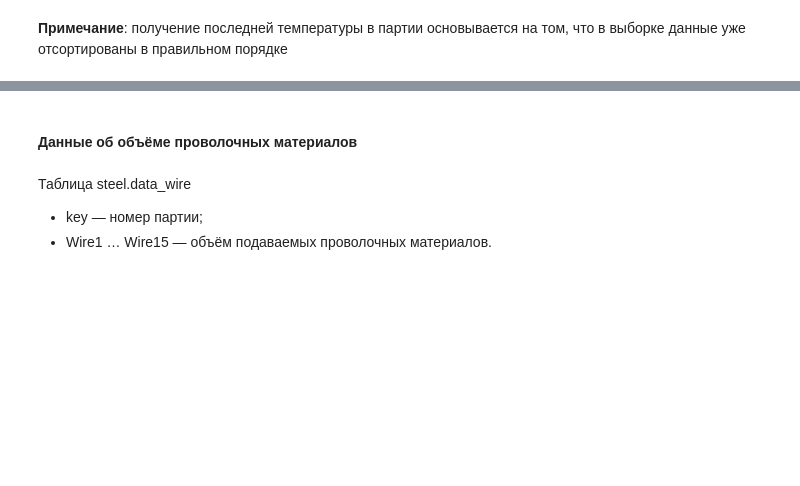
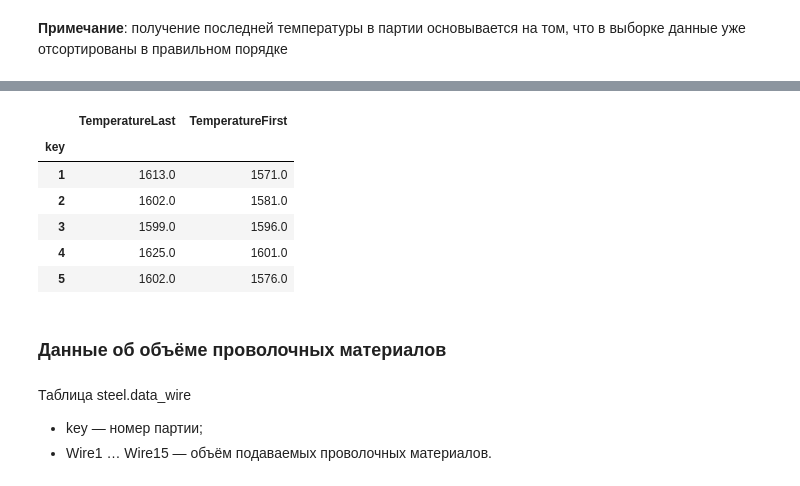
Before and after one commit to akrasnov87/yandex-practicum-final-project, a Jupyter notebook: industry.ipynb, the cells around one changed output, grey strips where cells are left out. Cells and saved outputs as stored; diff of their text form; code cells hidden in the pictures; blank space fills up the shorter version.

```diff
--- a/industry.ipynb
+++ b/industry.ipynb
@@ -859,5 +864,18 @@ data_temp.head()
+# %%
+data_temp = data_temp['Temperature']
+data_temp.columns = ['TemperatureLast', 'TemperatureFirst']
+# %%
+data_temp.head()
+# %% [output]
+|  | TemperatureLast | TemperatureFirst |
+| key |  |  |
+| 1 | 1613.0 | 1571.0 |
+| 2 | 1602.0 | 1581.0 |
+| 3 | 1599.0 | 1596.0 |
+| 4 | 1625.0 | 1601.0 |
+| 5 | 1602.0 | 1576.0 |
 # %% [markdown]
-#### Данные об объёме проволочных материалов
+### Данные об объёме проволочных материалов
 # %% [markdown]
 Таблица steel.data_wire
 * key — номер партии;
```
Also changed, not shown: parts of 70 cells of this notebook, 6 other files.
